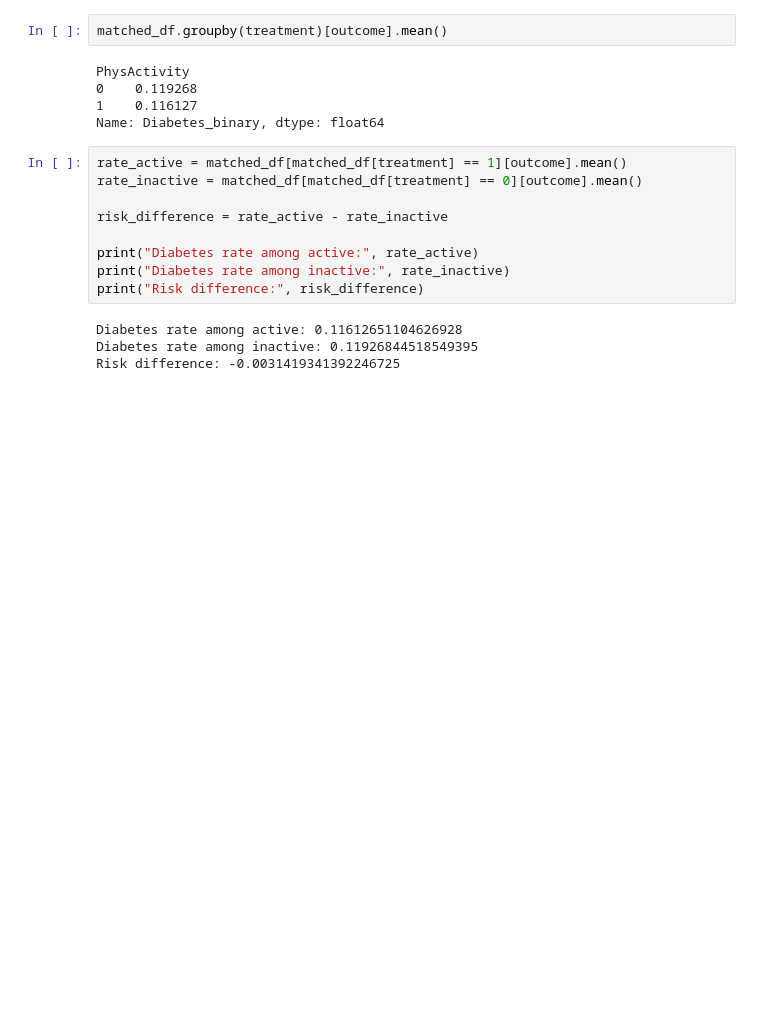
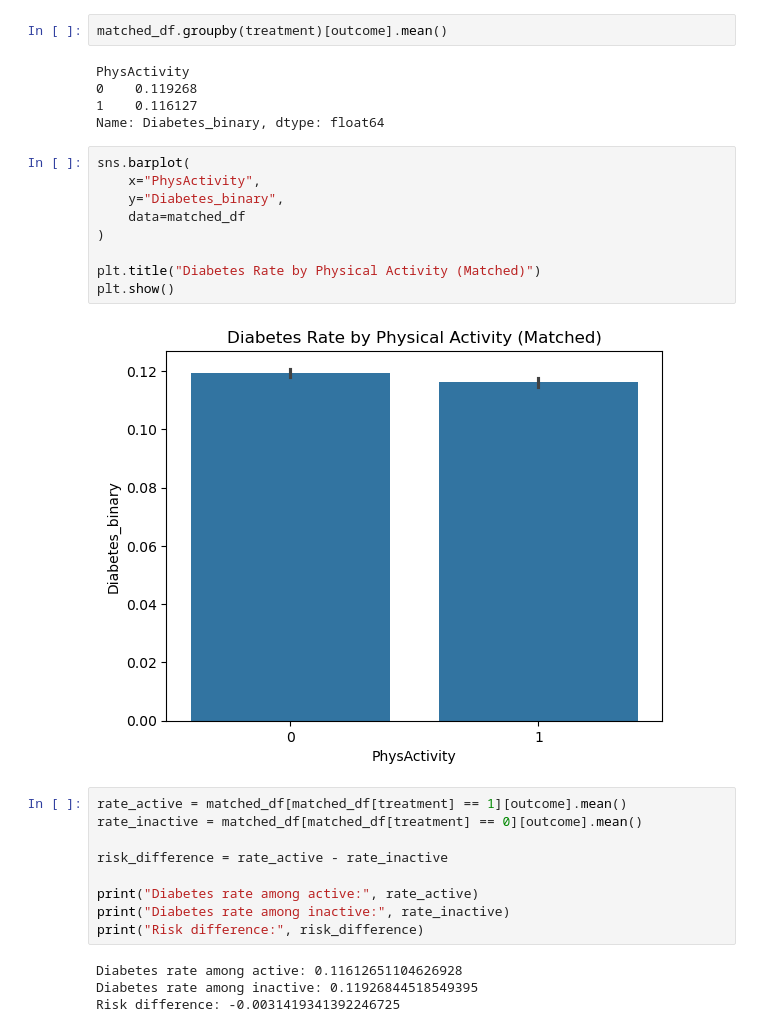
Before and after one commit to 3Frank3/Diabetes-Risk-Prediction-Fairness-Evaluation-and-Causal-Analysis-of-Physical-Activity-Using-PSM, a Jupyter notebook: PSM.ipynb, the cells around one changed output. Saved outputs shown, nothing was run; the diff lists cells and outputs as text; blank space fills up the shorter version.

```diff
--- a/PSM.ipynb
+++ b/PSM.ipynb
@@ -212,6 +256,17 @@ PhysActivity
 0    0.119268
 1    0.116127
 Name: Diabetes_binary, dtype: float64
+# %%
+sns.barplot(
+    x="PhysActivity",
+    y="Diabetes_binary",
+    data=matched_df
+)
+
+plt.title("Diabetes Rate by Physical Activity (Matched)")
+plt.show()
+# %% [output]
+[figure, added]
 # %%
 rate_active = matched_df[matched_df[treatment] == 1][outcome].mean()
 rate_inactive = matched_df[matched_df[treatment] == 0][outcome].mean()
```
Also changed, not shown: parts of 6 cells of this notebook.
